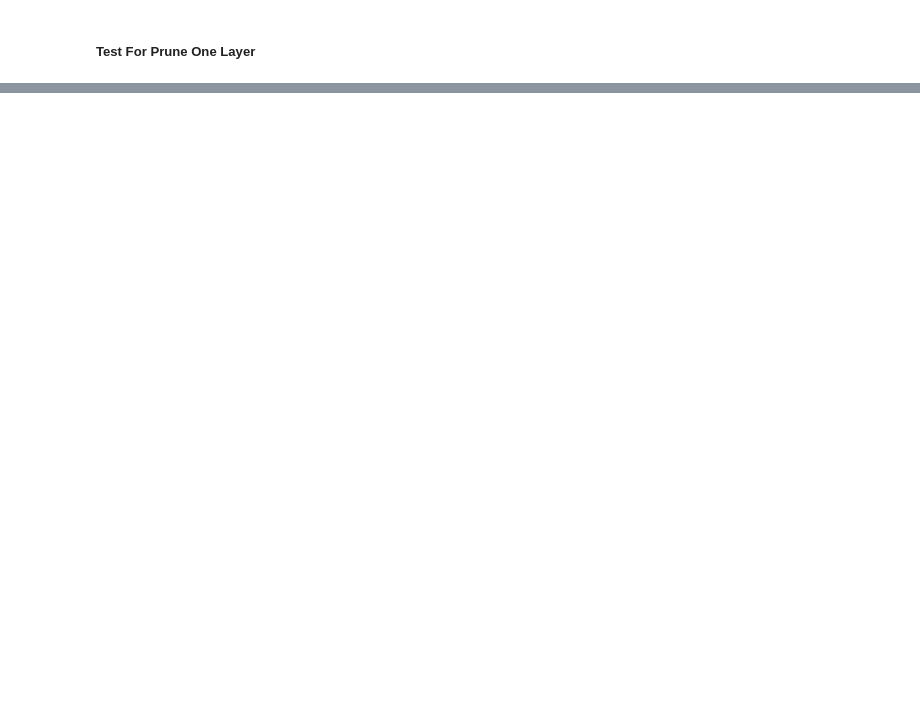
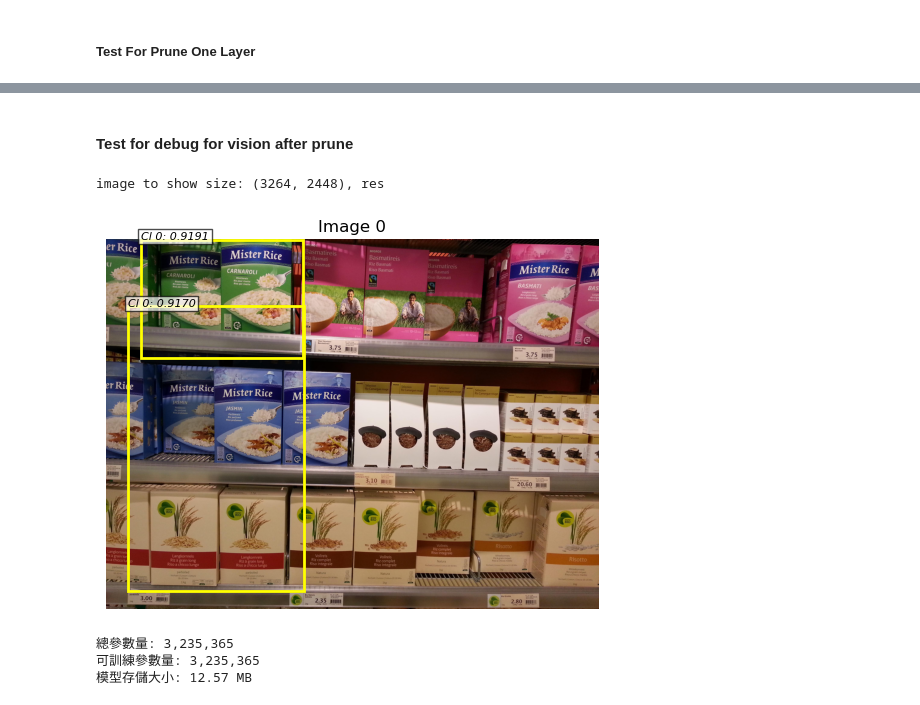
Before and after one commit to Disesfgewu/ntut-project-in-os2d-channel-prune, a Jupyter notebook: main_test.ipynb, the cells around one changed output, grey strips where cells are left out. Cells and saved outputs as stored; diff of their text form; code cells hidden in the pictures; blank space fills up the shorter version.

```diff
--- a/main_test.ipynb
+++ b/main_test.ipynb
@@ -1372,0 +1122,2 @@ layer layer3.0.conv3 , 預計保留通道數量: 512/1024, 預計捨棄通道數
+# %%
+lcp.set_prune_db(prune_db)
@@ -1372,0 +1183,41 @@ layer layer3.0.conv3 , 預計保留通道數量: 512/1024, 預計捨棄通道數
+# %% [markdown]
+#### Test for debug for vision after prune
+# %%
+lcp.debug_for_test_vision(
+    dataloader_train = dataloader_train,
+    img_normalization = img_normalization,
+    box_coder = box_coder,
+    cfg = cfg,
+    count = 1
+)
+# %% [output]
+image to show size: (3264, 2448), res
+[figure, added]
+# %%
+import torch
+
+def count_parameters(model):
+    """
+    計算模型的參數數量
+    Returns:
+      total_params: 包含所有參數
+      trainable_params: 只包含 requires_grad=True 的參數
+    """
+    total_params = sum(p.numel() for p in model.parameters())
+    trainable_params = sum(p.numel() for p in model.parameters() if p.requires_grad)
+    return total_params, trainable_params
+
+import io
+
+def estimate_model_size(model):
+    """
+    將模型序列化到緩衝區，估算存檔大小（MB）
+    """
+    buffer = io.BytesIO()
+    torch.save(model.state_dict(), buffer)
+    size_mb = buffer.getbuffer().nbytes / (1024 ** 2)
+    return size_mb
+# %% [output]
+總參數量: 3,235,365
+可訓練參數量: 3,235,365
+模型存儲大小: 12.57 MB
```
Also changed, not shown: parts of 34 cells of this notebook, 4 other files.
